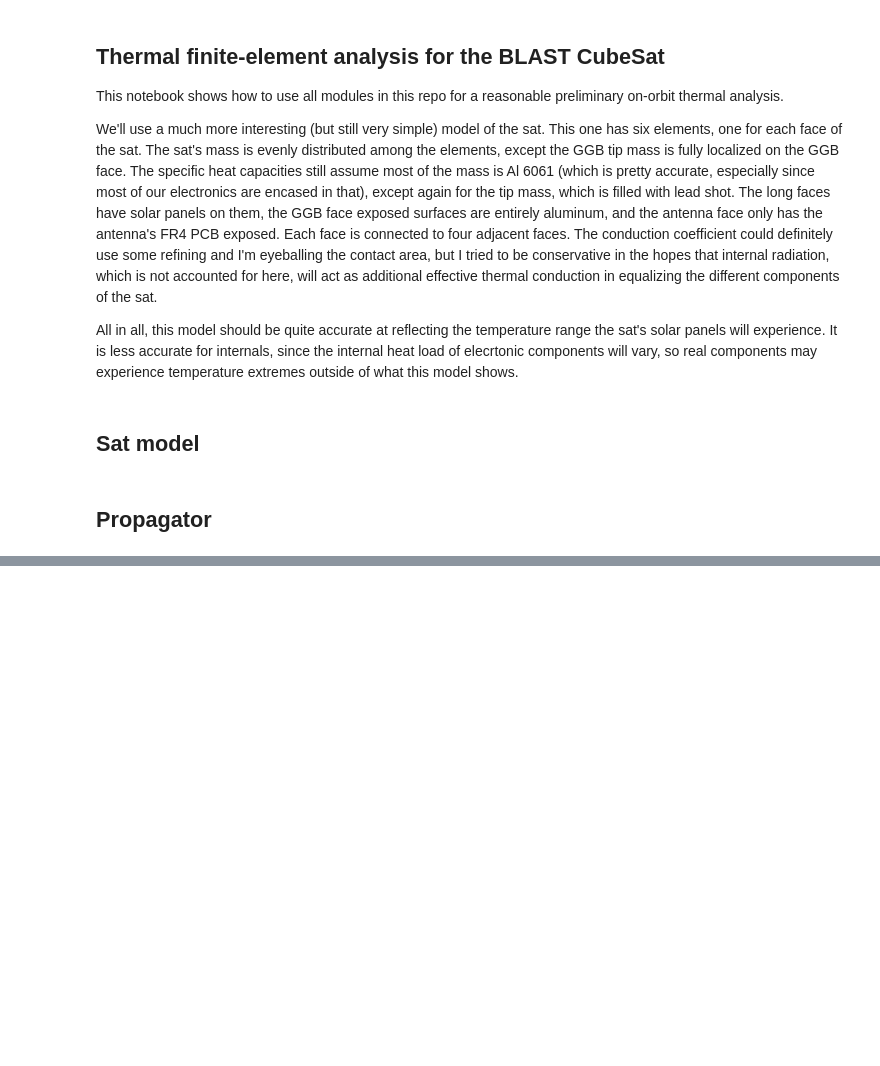
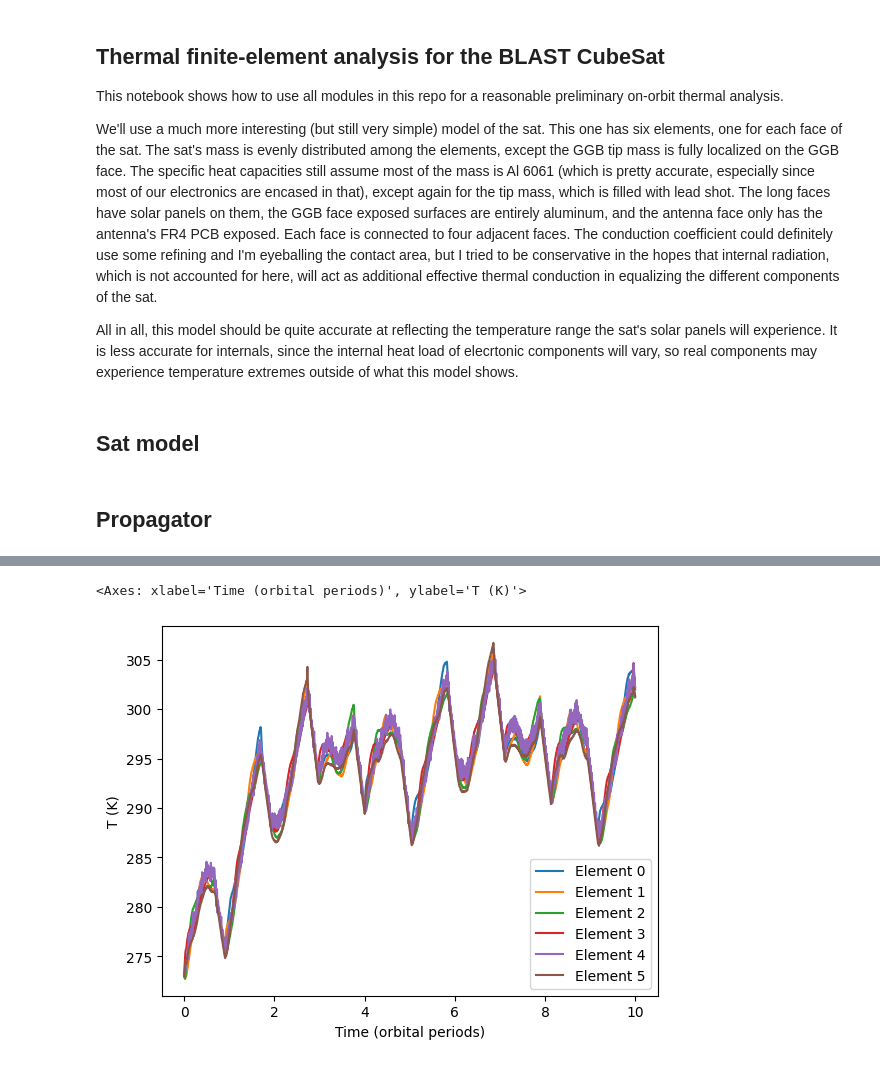
Before and after one commit to YUAA-CubeSat/YUAA_CubeSat_TFEM, a Jupyter notebook: main_sim.ipynb, the cells around one changed output, grey strips where cells are left out. Drawn from its saved outputs; the diff is of its cells as text; code cells hidden in the pictures; blank space fills up the shorter version.

```diff
--- a/main_sim.ipynb
+++ b/main_sim.ipynb
@@ -175,0 +270,5 @@ body = Body(
+# %%
+plotting.plot_elts_Ts(sol.t, sol.y, orbital_period=90*60)
+# %% [output]
+<Axes: xlabel='Time (orbital periods)', ylabel='T (K)'>
+[figure, added]
```
Also changed, not shown: parts of 15 cells of this notebook, 3 other files.
